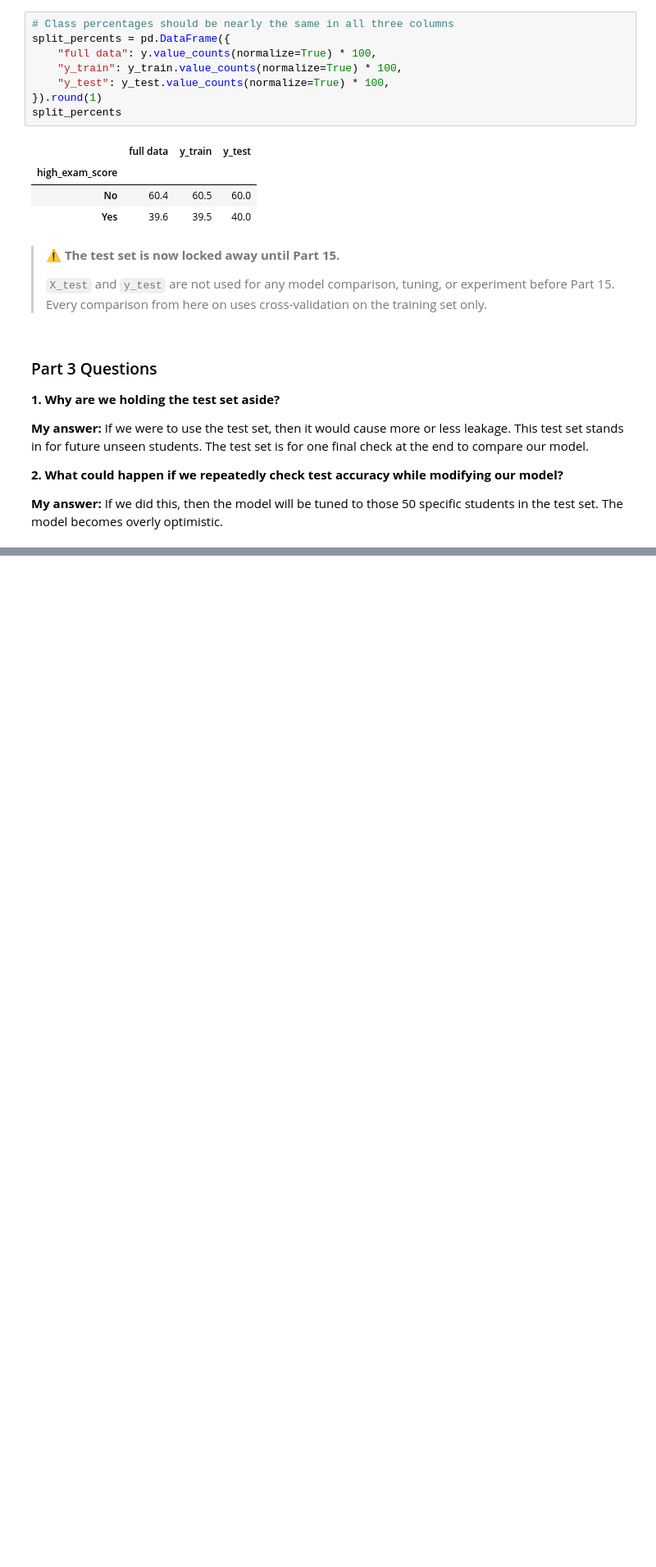
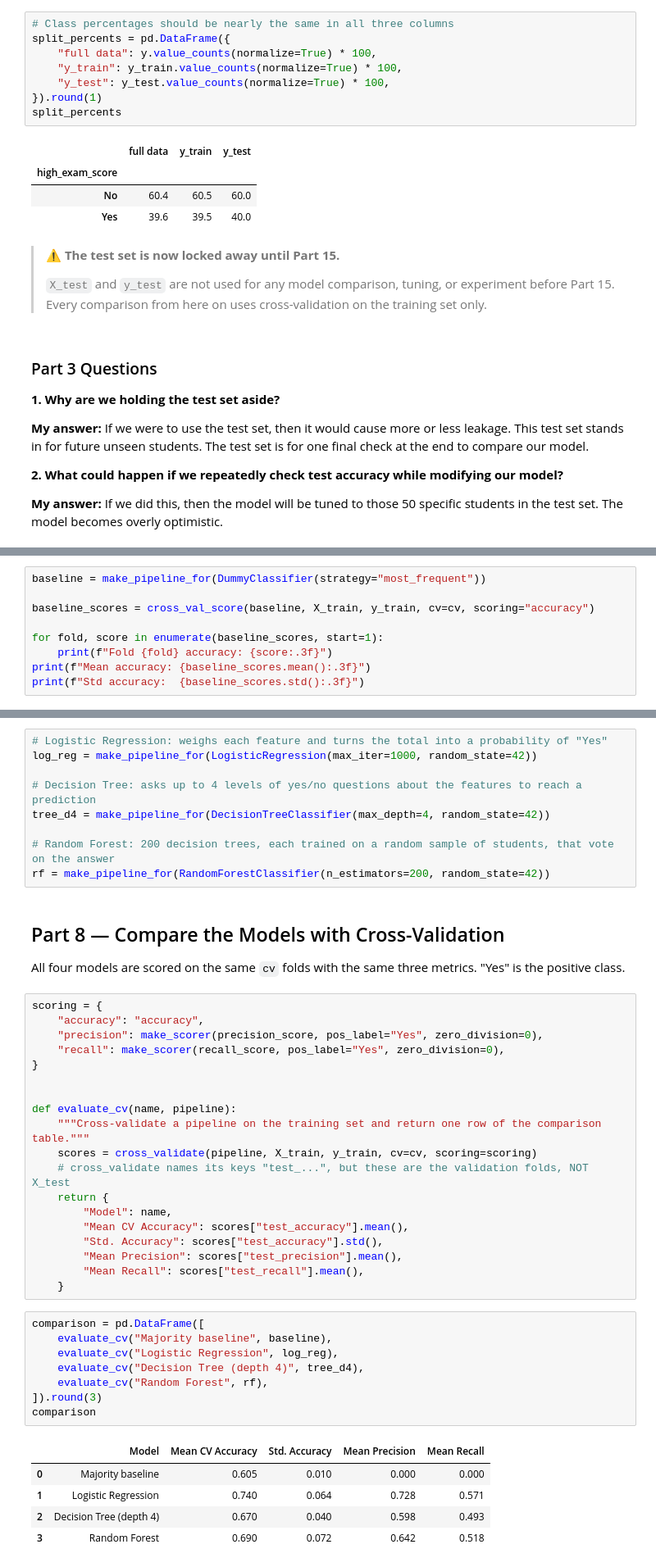
Before and after one commit to JGrade2005/CSE4095_2026, a Jupyter notebook: in_class_assignments/class10/CSE4095_Class10_Starter.ipynb, the cells around one changed output, grey strips where cells are left out. Shown at 82% size. Saved outputs shown, nothing was run; the diff lists cells and outputs as text; blank space fills up the shorter version.

Commit message:
init part 5-8

```diff
--- a/in_class_assignments/class10/CSE4095_Class10_Starter.ipynb
+++ b/in_class_assignments/class10/CSE4095_Class10_Starter.ipynb
@@ -251,0 +290,9 @@ Summarize your evidence. Describe one AI suggestion you rejected or modified and
+# %%
+baseline = make_pipeline_for(DummyClassifier(strategy="most_frequent"))
+
+baseline_scores = cross_val_score(baseline, X_train, y_train, cv=cv, scoring="accuracy")
+
+for fold, score in enumerate(baseline_scores, start=1):
+    print(f"Fold {fold} accuracy: {score:.3f}")
+print(f"Mean accuracy: {baseline_scores.mean():.3f}")
+print(f"Std accuracy:  {baseline_scores.std():.3f}")
@@ -251,0 +367,45 @@ Summarize your evidence. Describe one AI suggestion you rejected or modified and
+# %%
+# Logistic Regression: weighs each feature and turns the total into a probability of "Yes"
+log_reg = make_pipeline_for(LogisticRegression(max_iter=1000, random_state=42))
+
+# Decision Tree: asks up to 4 levels of yes/no questions about the features to reach a prediction
+tree_d4 = make_pipeline_for(DecisionTreeClassifier(max_depth=4, random_state=42))
+
+# Random Forest: 200 decision trees, each trained on a random sample of students, that vote on the answer
+rf = make_pipeline_for(RandomForestClassifier(n_estimators=200, random_state=42))
+# %% [markdown]
+## Part 8 — Compare the Models with Cross-Validation
+All four models are scored on the same `cv` folds with the same three metrics. "Yes" is the positive class.
+# %%
+scoring = {
+    "accuracy": "accuracy",
+    "precision": make_scorer(precision_score, pos_label="Yes", zero_division=0),
+    "recall": make_scorer(recall_score, pos_label="Yes", zero_division=0),
+}
+
+
+def evaluate_cv(name, pipeline):
+    """Cross-validate a pipeline on the training set and return one row of the comparison table."""
+    scores = cross_validate(pipeline, X_train, y_train, cv=cv, scoring=scoring)
+    # cross_validate names its keys "test_...", but these are the validation folds, NOT X_test
+    return {
+        "Model": name,
+        "Mean CV Accuracy": scores["test_accuracy"].mean(),
+        "Std. Accuracy": scores["test_accuracy"].std(),
+        "Mean Precision": scores["test_precision"].mean(),
+        "Mean Recall": scores["test_recall"].mean(),
+    }
+# %%
+comparison = pd.DataFrame([
+    evaluate_cv("Majority baseline", baseline),
+    evaluate_cv("Logistic Regression", log_reg),
+    evaluate_cv("Decision Tree (depth 4)", tree_d4),
+    evaluate_cv("Random Forest", rf),
+]).round(3)
+comparison
+# %% [output]
+|  | Model | Mean CV Accuracy | Std. Accuracy | Mean Precision | Mean Recall |
+| 0 | Majority baseline | 0.605 | 0.010 | 0.000 | 0.000 |
+| 1 | Logistic Regression | 0.740 | 0.064 | 0.728 | 0.571 |
+| 2 | Decision Tree (depth 4) | 0.670 | 0.040 | 0.598 | 0.493 |
+| 3 | Random Forest | 0.690 | 0.072 | 0.642 | 0.518 |
```
Also changed, not shown: parts of 28 cells of this notebook, 5 other files.
